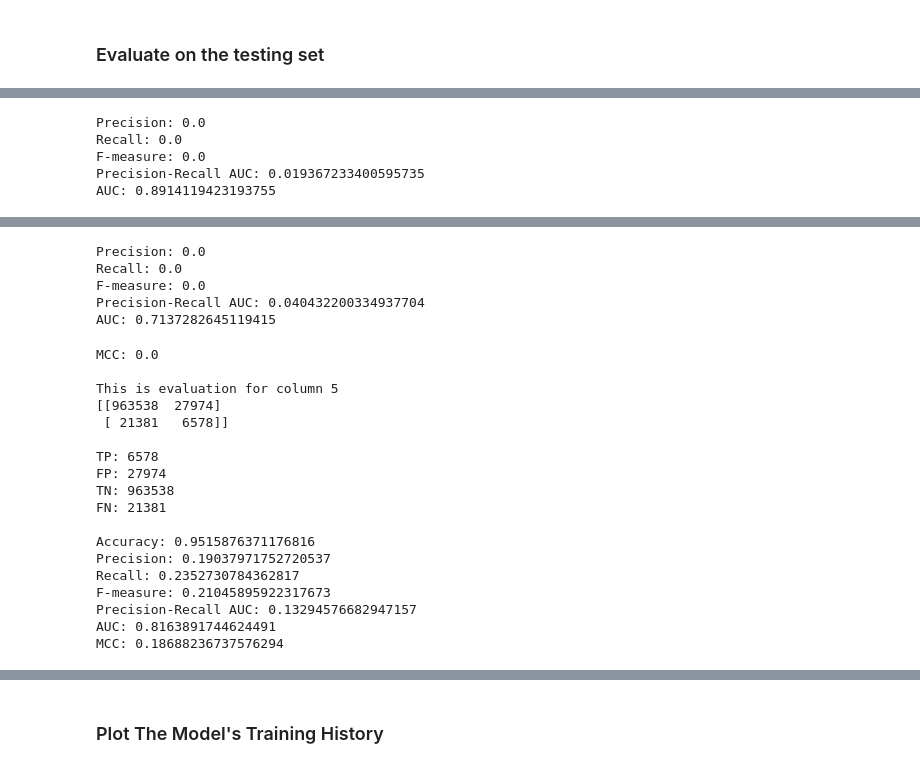
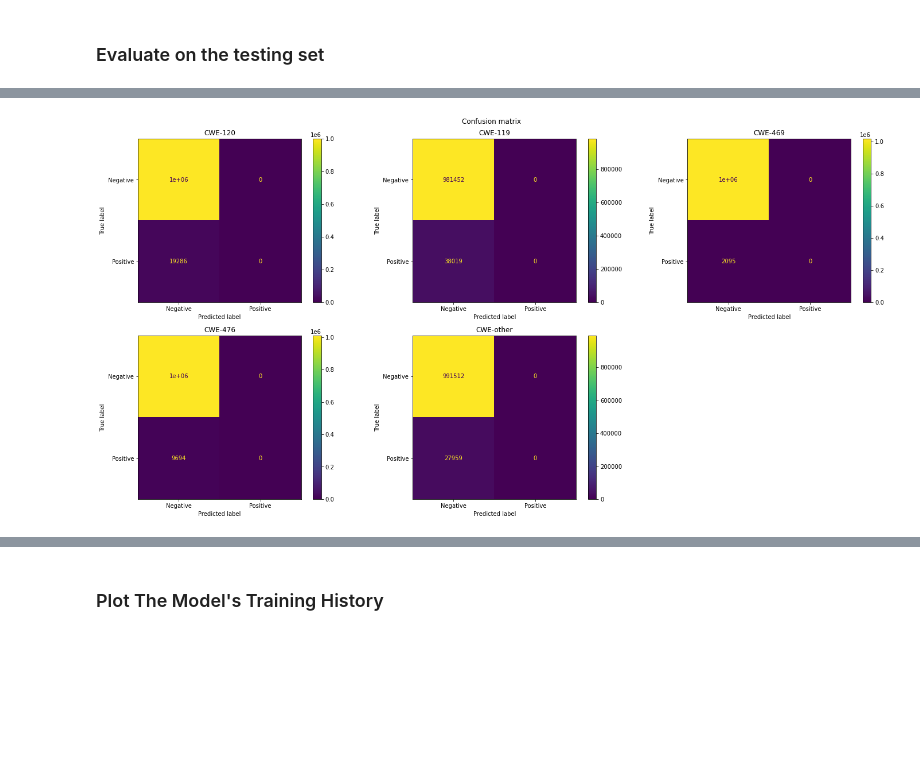
Before and after one commit to albertmaharjan94/svd-dump, a Jupyter notebook: Software_Vulnerability_Detection.ipynb, the cells around one changed output, grey strips where cells are left out. Saved outputs shown, nothing was run; the diff lists cells and outputs as text; code cells hidden in the pictures; blank space fills up the shorter version.

```diff
--- a/Software_Vulnerability_Detection.ipynb
+++ b/Software_Vulnerability_Detection.ipynb
@@ -546,0 +474,18 @@ dtype: int64
+# %%
+for col in range(1,6):
+    confusion = sklearn.metrics.confusion_matrix(y_true=test.iloc[:,col].to_numpy(), y_pred=pred_test[col-1])
+    tn, fp, fn, tp = confusion.ravel()
+    print('\nThis is evaluation for column',label[col])
+    print('\nTP:',tp)
+    print('FP:',fp)
+    print('TN:',tn)
+    print('FN:',fn)
+
+    ## Performance measure
+    print('\nAccuracy: '+ str(sklearn.metrics.accuracy_score(y_true=test.iloc[:,col].to_numpy(), y_pred=pred_test[col-1])))
+    print('Precision: '+ str(sklearn.metrics.precision_score(y_true=test.iloc[:,col].to_numpy(), y_pred=pred_test[col-1])))
+    print('Recall: '+ str(sklearn.metrics.recall_score(y_true=test.iloc[:,col].to_numpy(), y_pred=pred_test[col-1])))
+    print('F-measure: '+ str(sklearn.metrics.f1_score(y_true=test.iloc[:,col].to_numpy(), y_pred=pred_test[col-1])))
+    print('Precision-Recall AUC: '+ str(sklearn.metrics.average_precision_score(y_true=test.iloc[:,col].to_numpy(), y_score=predicted[col-1][:,1])))
+    print('AUC: '+ str(sklearn.metrics.roc_auc_score(y_true=test.iloc[:,col].to_numpy(), y_score=predicted[col-1][:,1])))
+    print('MCC: '+ str(sklearn.metrics.matthews_corrcoef(y_true=test.iloc[:,col].to_numpy(), y_pred=pred_test[col-1])))
@@ -547,20 +567,23 @@ dtype: int64
 # %%
+# confusion matrix for each category
+i,j=0,0
+PLOTS_PER_ROW = 3
+fig, axs = plt.subplots(math.ceil(5/PLOTS_PER_ROW),PLOTS_PER_ROW, figsize=(20, 10))
+fig.suptitle("Confusion matrix")
 for col in range(1,6):
-    print('\nThis is evaluation for column',col)
     confusion = sklearn.metrics.confusion_matrix(y_true=test.iloc[:,col].to_numpy(), y_pred=pred_test[col-1])
-    print(confusion)
     tn, fp, fn, tp = confusion.ravel()
-    print('\nTP:',tp)
-    print('FP:',fp)
-    print('TN:',tn)
-    print('FN:',fn)
+    cm = np.array([[tn,fp], [fn,tp]])
+    ls = ["Negative", "Positive"] # your y labels
+    disp = ConfusionMatrixDisplay(confusion_matrix=cm, display_labels=ls)
+    disp.plot(ax=axs[i,j])
+    axs[i, j].set_title(label[col])
+    j+=1
+    if j%PLOTS_PER_ROW==0:
+        i+=1
+        j=0
 
-    ## Performance measure
-    print('\nAccuracy: '+ str(sklearn.metrics.accuracy_score(y_true=test.iloc[:,col].to_numpy(), y_pred=pred_test[col-1])))
-    print('Precision: '+ str(sklearn.metrics.precision_score(y_true=test.iloc[:,col].to_numpy(), y_pred=pred_test[col-1])))
-    print('Recall: '+ str(sklearn.metrics.recall_score(y_true=test.iloc[:,col].to_numpy(), y_pred=pred_test[col-1])))
-    print('F-measure: '+ str(sklearn.metrics.f1_score(y_true=test.iloc[:,col].to_numpy(), y_pred=pred_test[col-1])))
-    print('Precision-Recall AUC: '+ str(sklearn.metrics.average_precision_score(y_true=test.iloc[:,col].to_numpy(), y_score=predicted[col-1][:,1])))
-    print('AUC: '+ str(sklearn.metrics.roc_auc_score(y_true=test.iloc[:,col].to_numpy(), y_score=predicted[col-1][:,1])))
-    print('MCC: '+ str(sklearn.metrics.matthews_corrcoef(y_true=test.iloc[:,col].to_numpy(), y_pred=pred_test[col-1])))
+fig.delaxes(axs[1,2])
+fig.tight_layout()
+plt.show()
 # %% [output]
@@ -584,5 +589,0 @@ Accuracy: 0.9979450126585259
-Precision: 0.0
-Recall: 0.0
-F-measure: 0.0
-Precision-Recall AUC: 0.019367233400595735
-AUC: 0.8914119423193755
@@ -601,26 +590,4 @@ Accuracy: 0.9904911468791168
-Precision: 0.0
-Recall: 0.0
-F-measure: 0.0
-Precision-Recall AUC: 0.040432200334937704
-AUC: 0.7137282645119415
-MCC: 0.0
-
-This is evaluation for column 5
-[[963538  27974]
- [ 21381   6578]]
-
-TP: 6578
-FP: 27974
-TN: 963538
-FN: 21381
-
-Accuracy: 0.9515876371176816
-Precision: 0.19037971752720537
-Recall: 0.2352730784362817
-F-measure: 0.21045895922317673
-Precision-Recall AUC: 0.13294576682947157
-AUC: 0.8163891744624491
-MCC: 0.18688236737576294
+[figure, added]
 # %%
 history = None
 with open('history/History-ALL-40EP-CNN', 'rb') as file_pi:
```
Also changed, not shown: parts of 22 cells of this notebook, 42 other files.
